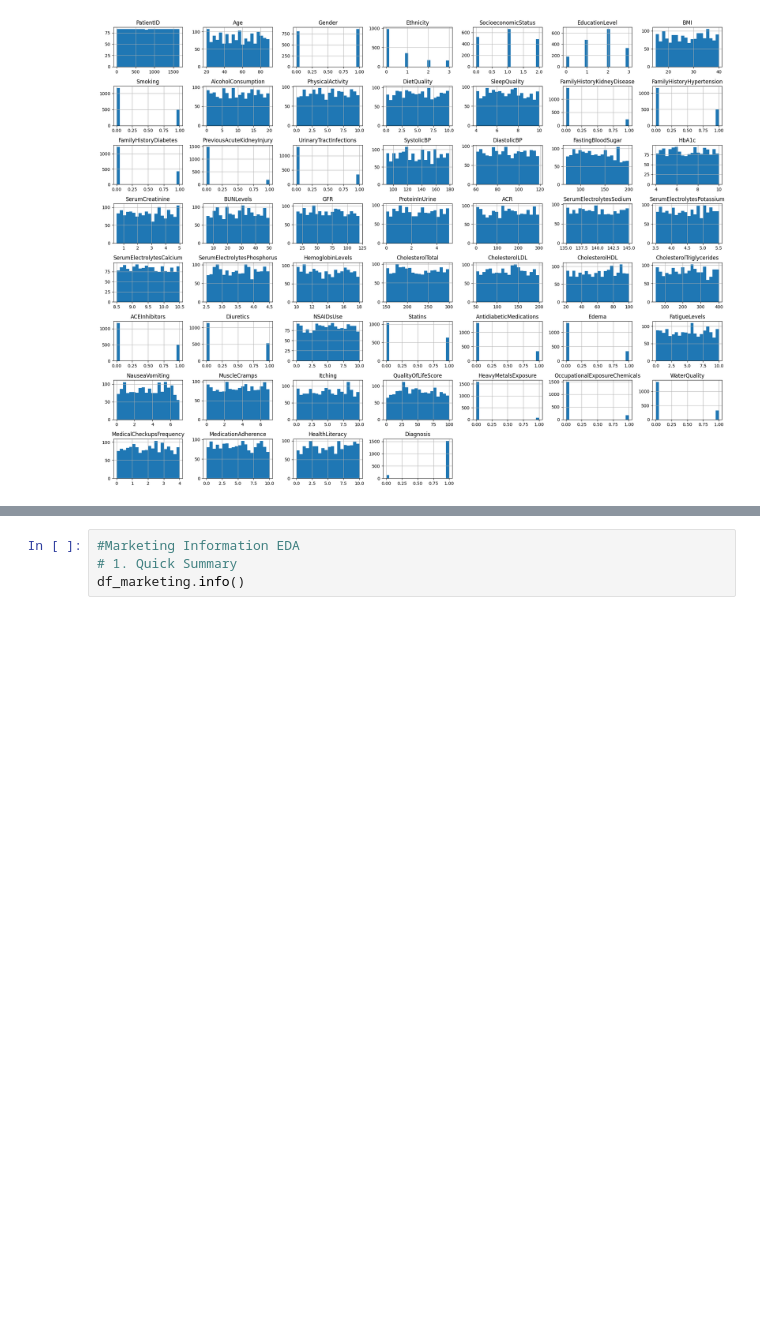
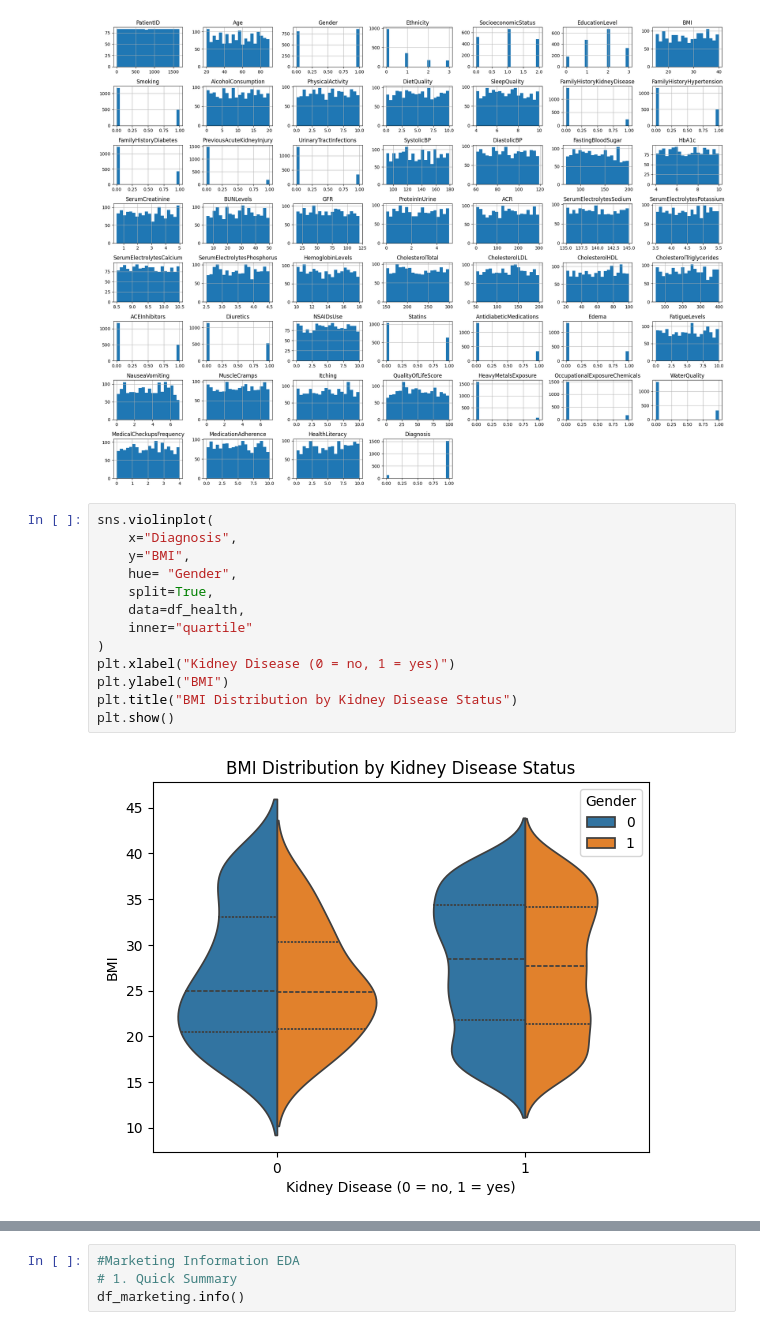
Before and after one commit to tlevash23/DX699, a Jupyter notebook: OMDS-ModB2-Week2-Levash-Tim.ipynb, the cells around one changed output, grey strips where cells are left out. Cells and saved outputs as stored; diff of their text form; blank space fills up the shorter version.

```diff
--- a/OMDS-ModB2-Week2-Levash-Tim.ipynb
+++ b/OMDS-ModB2-Week2-Levash-Tim.ipynb
@@ -185,3 +186,18 @@ plt.tight_layout()
 plt.show()
 # %% [output]
 [figure]
+# %%
+sns.violinplot(
+    x="Diagnosis",
+    y="BMI",
+    hue= "Gender",
+    split=True,
+    data=df_health,
+    inner="quartile"
+)
+plt.xlabel("Kidney Disease (0 = no, 1 = yes)")
+plt.ylabel("BMI")
+plt.title("BMI Distribution by Kidney Disease Status")
+plt.show()
+# %% [output]
+[figure, added]
```
Also changed, not shown: parts of 4 cells of this notebook.
